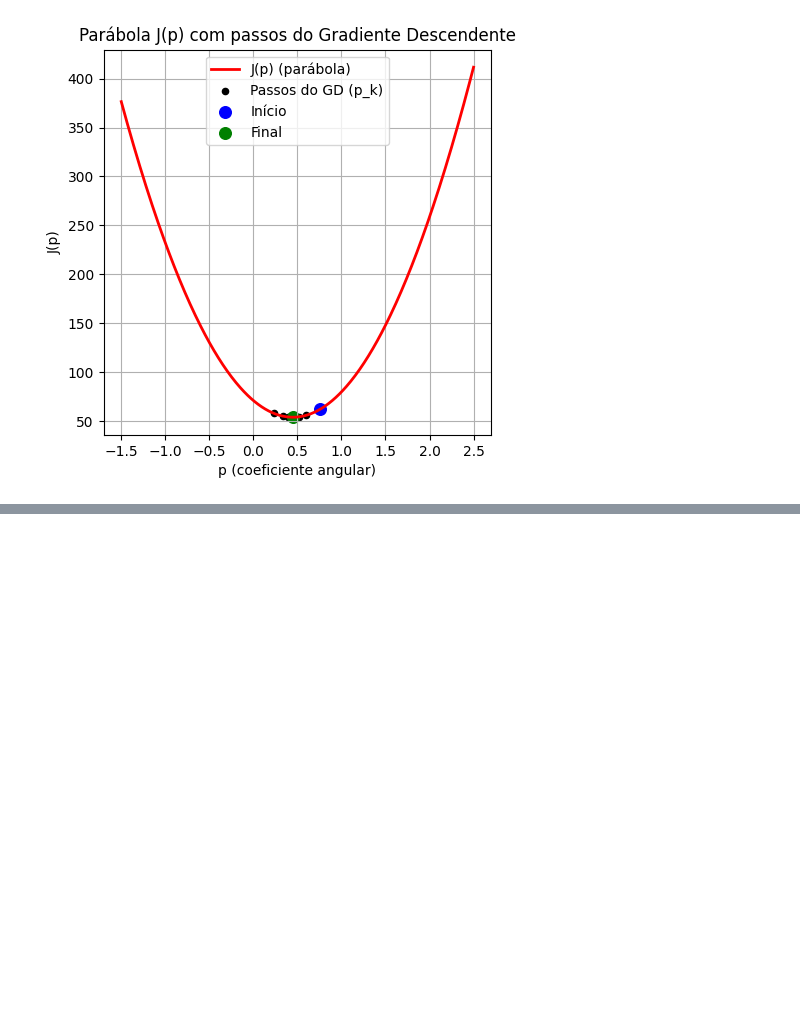
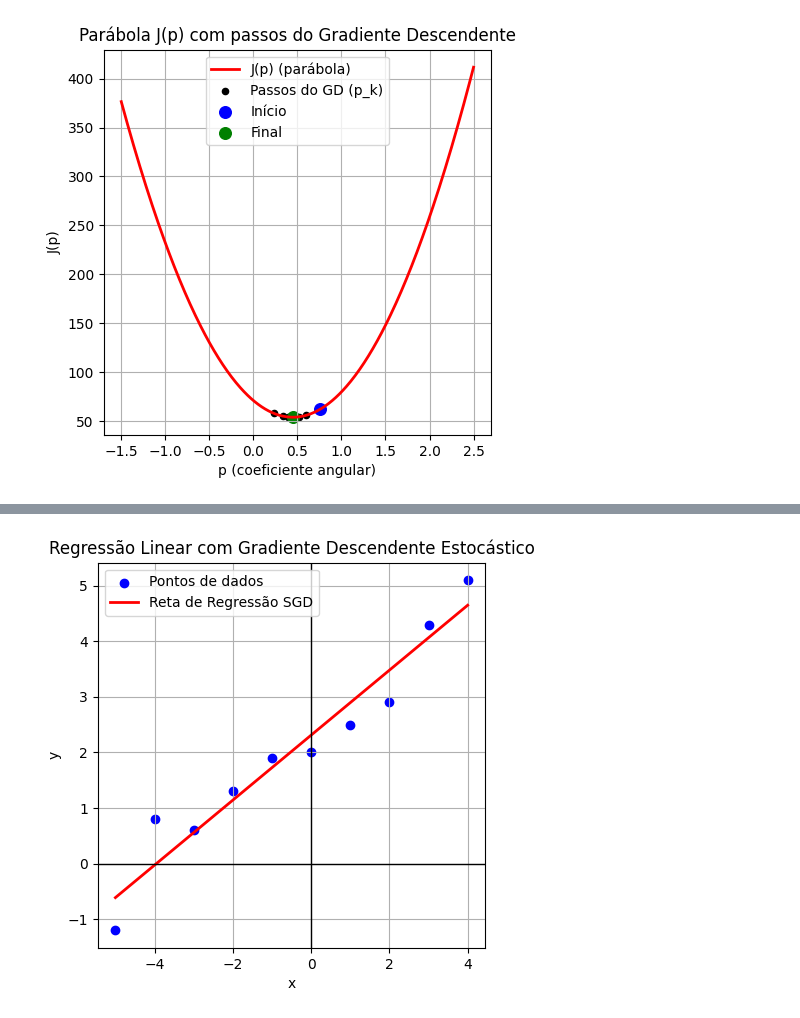
Before and after one commit to YhannMatheus/Calculo-computacional, a Jupyter notebook: Trabalho_2/trab2.ipynb, the cells around one changed output, grey strips where cells are left out. Drawn from its saved outputs; the diff is of its cells as text; code cells hidden in the pictures; blank space fills up the shorter version.

```diff
--- a/Trabalho_2/trab2.ipynb
+++ b/Trabalho_2/trab2.ipynb
@@ -301,0 +342,33 @@ def regrecao_linear_analitica(x, y):
+# %%
+def sdg(x,y,theta0_init, theta1_init, alpha, epocas):
+    theta_0 = theta0_init
+    theta_1 = theta1_init
+
+    n = len(x)
+
+    historico_thetas = []
+    historico_custos = []
+
+    for ep in range(epocas):
+        indices = np.random.permutation(n)
+
+        for i in indices:
+            xi = x[i]
+            yi = y[i]
+
+            y_pred = theta_0 + theta_1 * xi
+            erro = y_pred - yi
+
+            theta_0 = theta_0 - alpha * (2 * erro)
+            theta_1 = theta_1 - alpha * (2 * erro * xi)
+
+            historico_thetas.append((theta_0, theta_1))
+            historico_custos.append(erro**2)
+
+    return theta_0, theta_1, historico_thetas, historico_custos
+
+sdg_theta0, sdg_theta1, sdg_hist_thetas, sdg_hist_custos = sdg(x, y, 0.0, 0.0, 0.01, 50)
+
+plot_reta(x, y, sdg_theta0, sdg_theta1, "Regressão Linear com Gradiente Descendente Estocástico", "Reta de Regressão SGD")
+# %% [output]
+[figure, added]
```
Also changed, not shown: parts of 8 cells of this notebook.
